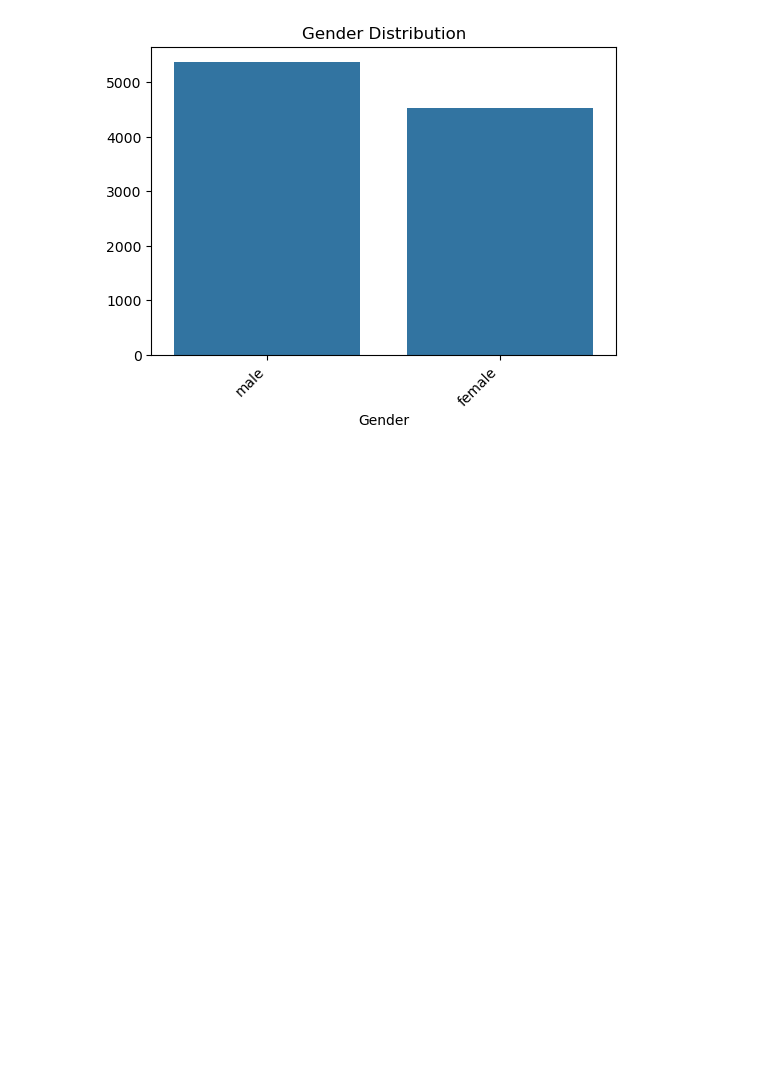
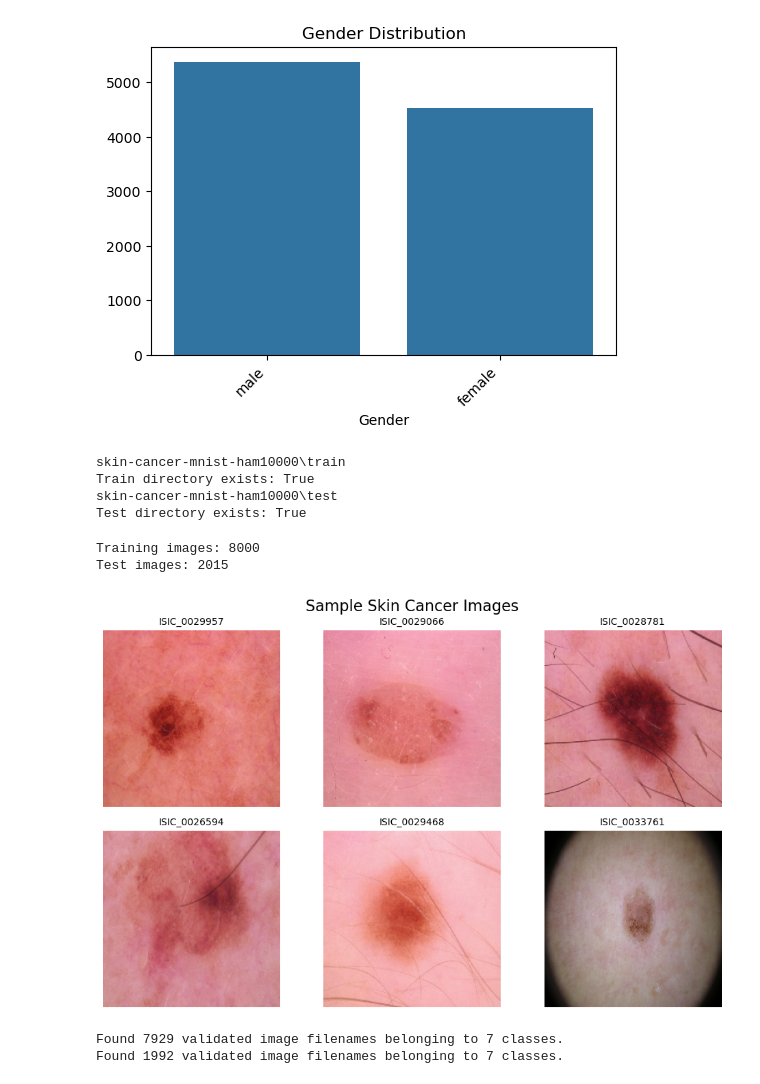
Before and after one commit to JiaLi35/ds-project, a Jupyter notebook: project.ipynb, the cells around one changed output. Saved outputs shown, nothing was run; the diff lists cells and outputs as text; code cells hidden in the pictures; blank space fills up the shorter version.

Commit message:
testing model training

```diff
--- a/project.ipynb
+++ b/project.ipynb
@@ -179,3 +227,58 @@ plt.ylabel('')
 plt.show()
 # %% [output]
 [figure]
+# %%
+BASE_DIR = Path('./skin-cancer-mnist-ham10000')  # Update this to your data directory
+TRAIN_DIR = BASE_DIR / 'train'
+TEST_DIR = BASE_DIR / 'test'
+
+# Image parameters
+IMG_HEIGHT = 224
+IMG_WIDTH = 224
+IMG_CHANNELS = 3
+BATCH_SIZE = 32
+TARGET_SIZE = (IMG_HEIGHT, IMG_WIDTH)
+
+print(f"{TRAIN_DIR}\nTrain directory exists: {TRAIN_DIR.exists()}")
+print(f"{TEST_DIR}\nTest directory exists: {TEST_DIR.exists()}")
+# %% [output]
+skin-cancer-mnist-ham10000\train
+Train directory exists: True
+skin-cancer-mnist-ham10000\test
+Test directory exists: True
+# %%
+# Count images in each set
+def count_images(directory):
+    return len(list(directory.glob('*.jpg')))
+
+# Count images in each set
+train_total = count_images(TRAIN_DIR)
+test_total = count_images(TEST_DIR)
+
+print(f"Training images: {train_total}")
+print(f"Test images: {test_total}")
+# %% [output]
+Training images: 8000
+Test images: 2015
+# %%
+def plot_sample_images(directory, num_samples=12, figsize=(10, 6)):
+    fig, axes = plt.subplots(2, 3, figsize=figsize)
+    axes = axes.ravel()
+    images = list(directory.glob('*.jpg'))
+
+    for idx in range(0,6):
+        if images:
+            random_image = np.random.choice(images)
+            img = load_img(random_image, target_size=(IMG_HEIGHT, IMG_WIDTH))
+
+            axes[idx].imshow(img)
+            axes[idx].set_title(random_image.stem, fontsize=10)
+            axes[idx].axis('off')
+
+    plt.tight_layout()
+    plt.suptitle('Sample Skin Cancer Images', fontsize=16, y=1.02)
+    plt.show()
+
+plot_sample_images(TRAIN_DIR)
+# %% [output]
+[figure, added]
@@ -181,0 +302,23 @@ plt.show()
+# %%
+train_gen = train_data.flow_from_dataframe(
+    dataframe=patient_df,
+    directory=TRAIN_DIR,
+    x_col='image_id',
+    y_col='cell_type',
+    target_size=TARGET_SIZE,
+    class_mode='sparse',
+    batch_size=BATCH_SIZE
+)
+
+test_gen = test_data.flow_from_dataframe(
+    dataframe=patient_df,
+    directory=TEST_DIR,
+    x_col='image_id',
+    y_col='cell_type',
+    target_size=TARGET_SIZE,
+    class_mode='sparse',
+    batch_size=BATCH_SIZE
+)
+# %% [output]
+Found 7929 validated image filenames belonging to 7 classes.
+Found 1992 validated image filenames belonging to 7 classes.
```
Also changed, not shown: parts of 14 cells of this notebook.
